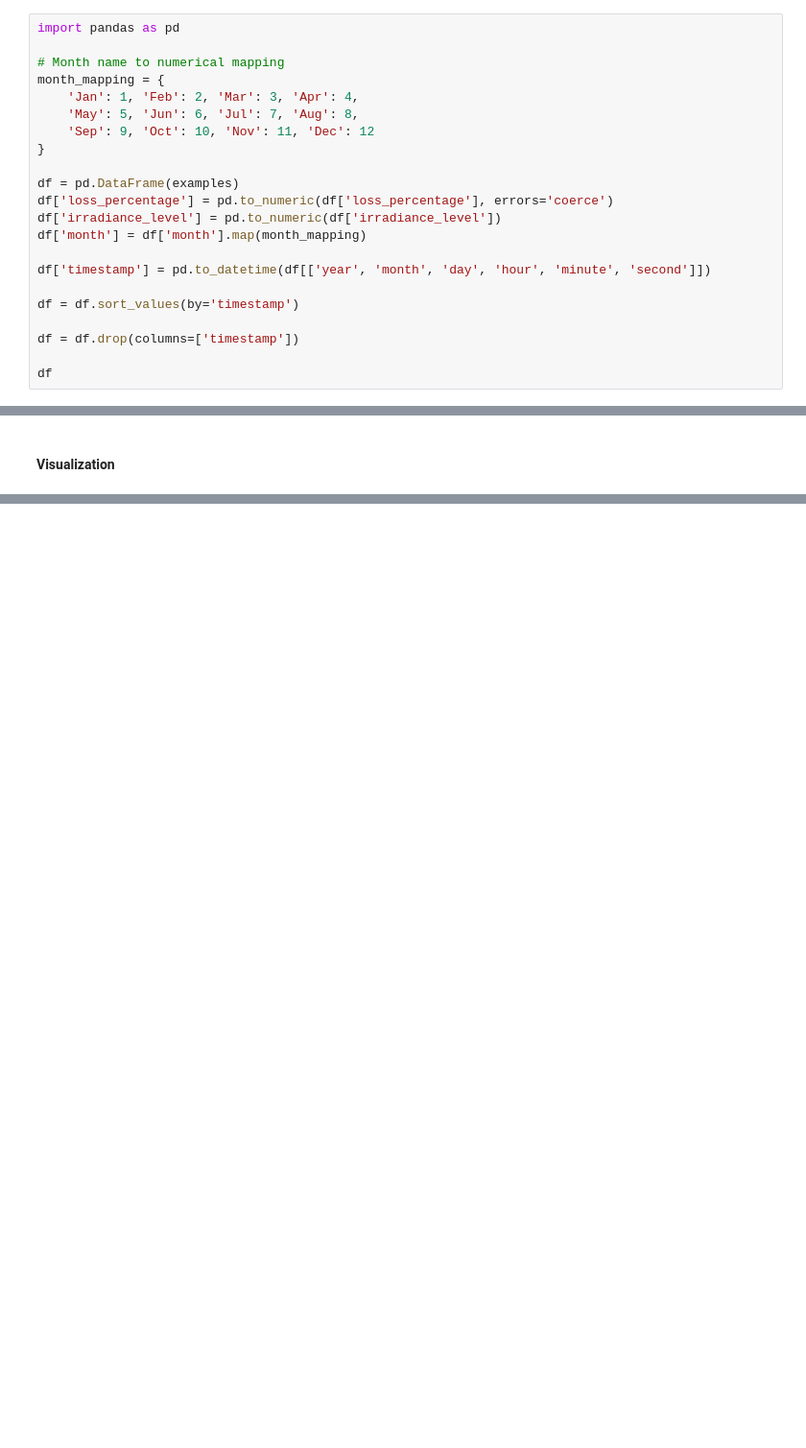
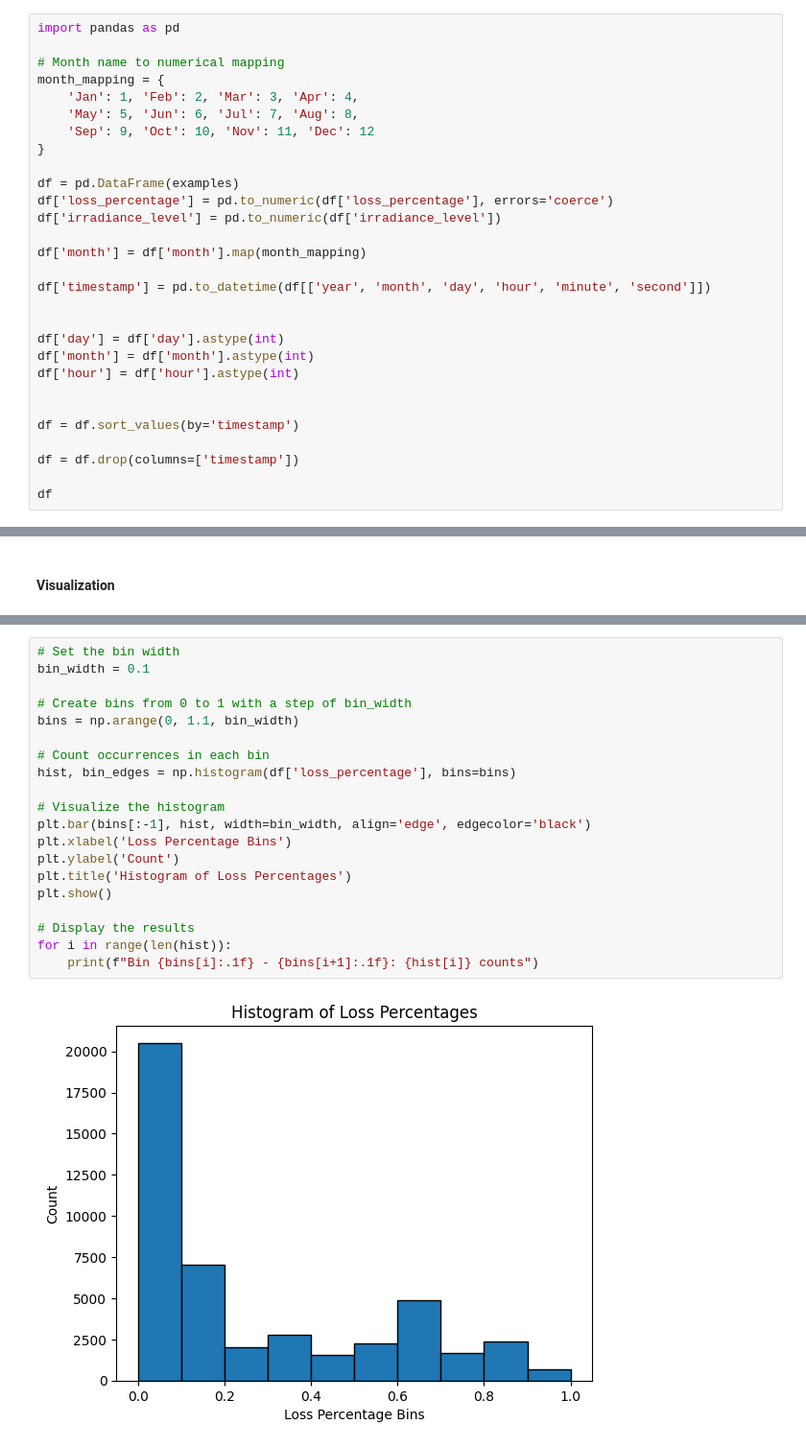
Before and after one commit to tomasrodriguesf1/CV-Project, a Jupyter notebook: EDA.ipynb, the cells around one changed output, grey strips where cells are left out. Shown: that part at 96% size. Drawn from its saved outputs; the diff is of its cells as text; blank space fills up the shorter version.

Commit message:
plots

```diff
--- a/EDA.ipynb
+++ b/EDA.ipynb
@@ -93,9 +90,16 @@ month_mapping = {
 df = pd.DataFrame(examples)
 df['loss_percentage'] = pd.to_numeric(df['loss_percentage'], errors='coerce')
 df['irradiance_level'] = pd.to_numeric(df['irradiance_level'])
+
 df['month'] = df['month'].map(month_mapping)
 
 df['timestamp'] = pd.to_datetime(df[['year', 'month', 'day', 'hour', 'minute', 'second']])
+
+
+df['day'] = df['day'].astype(int)
+df['month'] = df['month'].astype(int)
+df['hour'] = df['hour'].astype(int)
+
 
 df = df.sort_values(by='timestamp')
 
@@ -192,0 +179,22 @@ TypeError: unsupported operand type(s) for -: 'str' and 'str'
+# %%
+# Set the bin width
+bin_width = 0.1
+
+# Create bins from 0 to 1 with a step of bin_width
+bins = np.arange(0, 1.1, bin_width)
+
+# Count occurrences in each bin
+hist, bin_edges = np.histogram(df['loss_percentage'], bins=bins)
+
+# Visualize the histogram
+plt.bar(bins[:-1], hist, width=bin_width, align='edge', edgecolor='black')
+plt.xlabel('Loss Percentage Bins')
+plt.ylabel('Count')
+plt.title('Histogram of Loss Percentages')
+plt.show()
+
+# Display the results
+for i in range(len(hist)):
+    print(f"Bin {bins[i]:.1f} - {bins[i+1]:.1f}: {hist[i]} counts")
+# %% [output]
+[figure, added]
```
Also changed, not shown: parts of 7 cells of this notebook.
